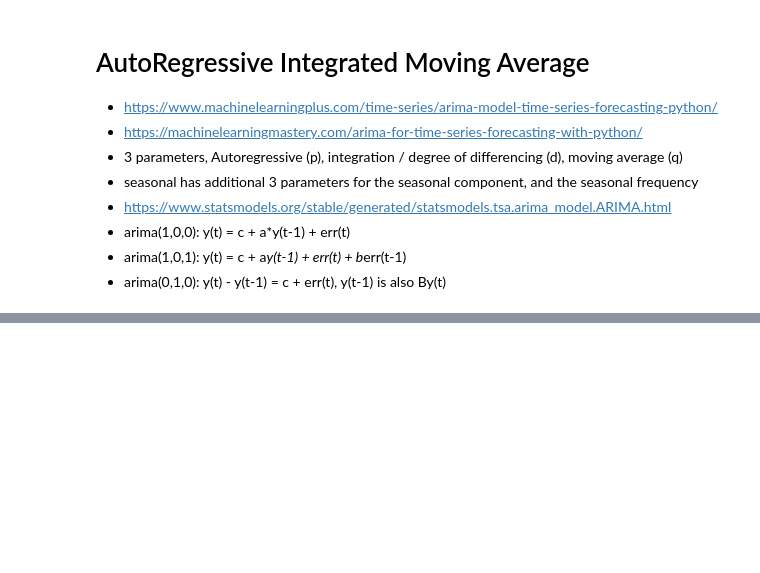
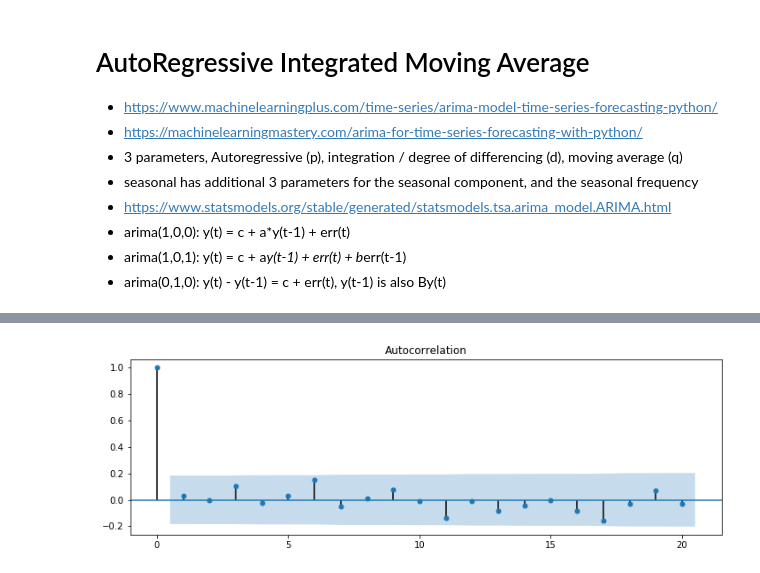
Before and after one commit to darrahts/timeSeriesAnalysis, a Jupyter notebook: arima.ipynb, the cells around one changed output, grey strips where cells are left out. Saved outputs shown, nothing was run; the diff lists cells and outputs as text; code cells hidden in the pictures; blank space fills up the shorter version.

```diff
--- a/arima.ipynb
+++ b/arima.ipynb
@@ -10,0 +81,6 @@
+# %%
+fig = plt.figure(figsize=(12,8))
+ax1 = fig.add_subplot(211)
+fig = plot_acf(res.resid, lags=20, ax=ax1)
+# %% [output]
+[figure, added]
```
Also changed, not shown: parts of 8 cells of this notebook.
